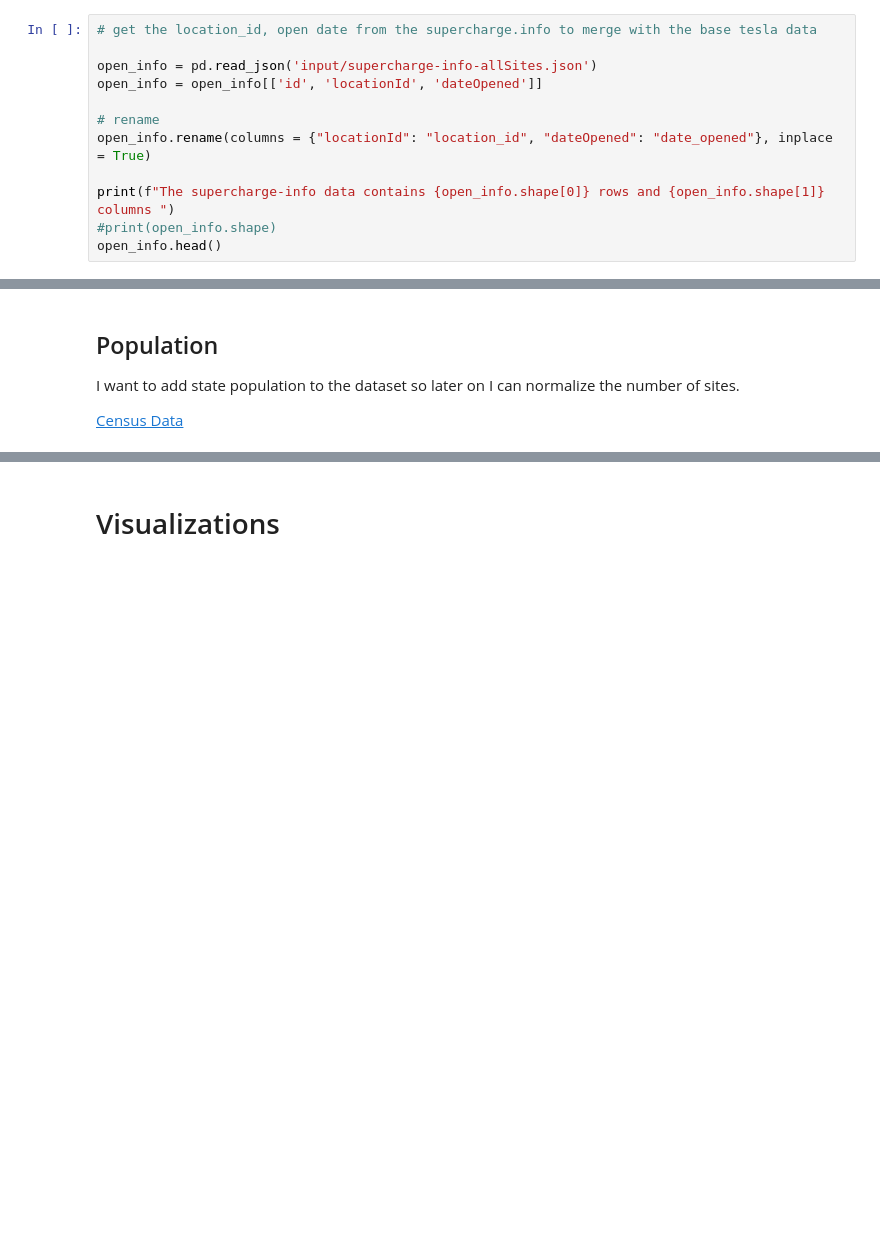
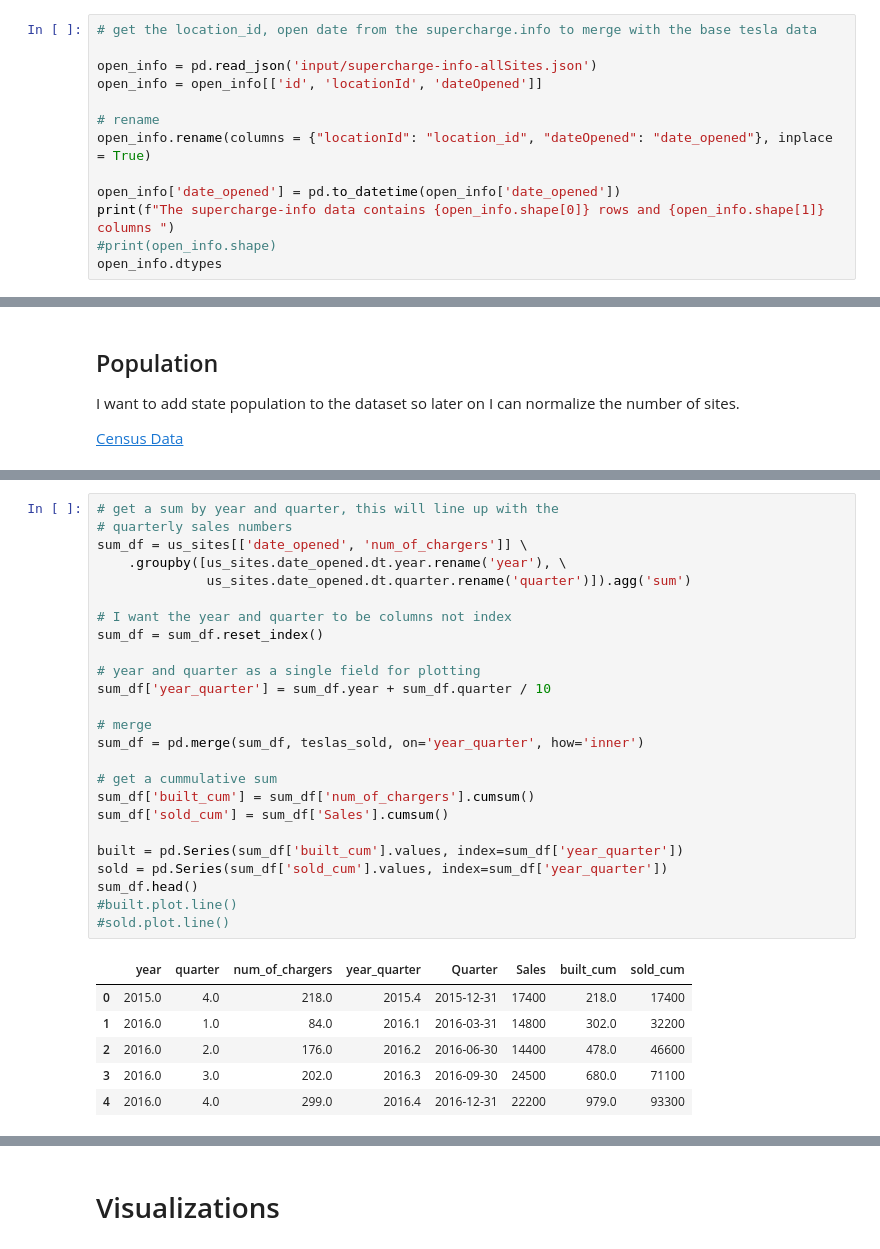
Before and after one commit to jeffkempster/code-louisville-data-science-2, a Jupyter notebook: Tesla Superchargers.ipynb, the cells around one changed output, grey strips where cells are left out. Saved outputs shown, nothing was run; the diff lists cells and outputs as text; blank space fills up the shorter version.

```diff
--- a/Tesla Superchargers.ipynb
+++ b/Tesla Superchargers.ipynb
@@ -211,8 +211,9 @@ open_info = open_info[['id', 'locationId', 'dateOpened']]
 # rename
 open_info.rename(columns = {"locationId": "location_id", "dateOpened": "date_opened"}, inplace = True)
 
+open_info['date_opened'] = pd.to_datetime(open_info['date_opened'])
 print(f"The supercharge-info data contains {open_info.shape[0]} rows and {open_info.shape[1]} columns ")
 #print(open_info.shape)
-open_info.head()
+open_info.dtypes
 # %% [output]
 The supercharge-info data contains 2906 rows and 3 columns
@@ -286,0 +312,32 @@ teslas_sold.head()
+# %%
+# get a sum by year and quarter, this will line up with the
+# quarterly sales numbers
+sum_df = us_sites[['date_opened', 'num_of_chargers']] \
+    .groupby([us_sites.date_opened.dt.year.rename('year'), \
+              us_sites.date_opened.dt.quarter.rename('quarter')]).agg('sum')
+
+# I want the year and quarter to be columns not index
+sum_df = sum_df.reset_index()
+
+# year and quarter as a single field for plotting
+sum_df['year_quarter'] = sum_df.year + sum_df.quarter / 10
+
+# merge
+sum_df = pd.merge(sum_df, teslas_sold, on='year_quarter', how='inner')
+
+# get a cummulative sum
+sum_df['built_cum'] = sum_df['num_of_chargers'].cumsum()
+sum_df['sold_cum'] = sum_df['Sales'].cumsum()
+
+built = pd.Series(sum_df['built_cum'].values, index=sum_df['year_quarter'])
+sold = pd.Series(sum_df['sold_cum'].values, index=sum_df['year_quarter'])
+sum_df.head()
+#built.plot.line()
+#sold.plot.line()
+# %% [output]
+|  | year | quarter | num_of_chargers | year_quarter | Quarter | Sales | built_cum | sold_cum |
+| 0 | 2015.0 | 4.0 | 218.0 | 2015.4 | 2015-12-31 | 17400 | 218.0 | 17400 |
+| 1 | 2016.0 | 1.0 | 84.0 | 2016.1 | 2016-03-31 | 14800 | 302.0 | 32200 |
+| 2 | 2016.0 | 2.0 | 176.0 | 2016.2 | 2016-06-30 | 14400 | 478.0 | 46600 |
+| 3 | 2016.0 | 3.0 | 202.0 | 2016.3 | 2016-09-30 | 24500 | 680.0 | 71100 |
+| 4 | 2016.0 | 4.0 | 299.0 | 2016.4 | 2016-12-31 | 22200 | 979.0 | 93300 |
```
Also changed, not shown: parts of 5 cells of this notebook.
